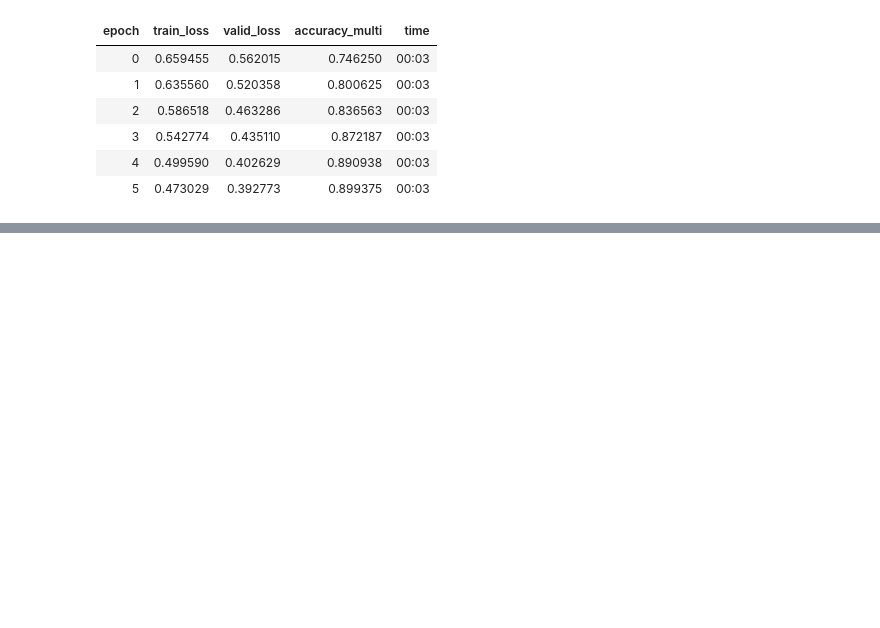
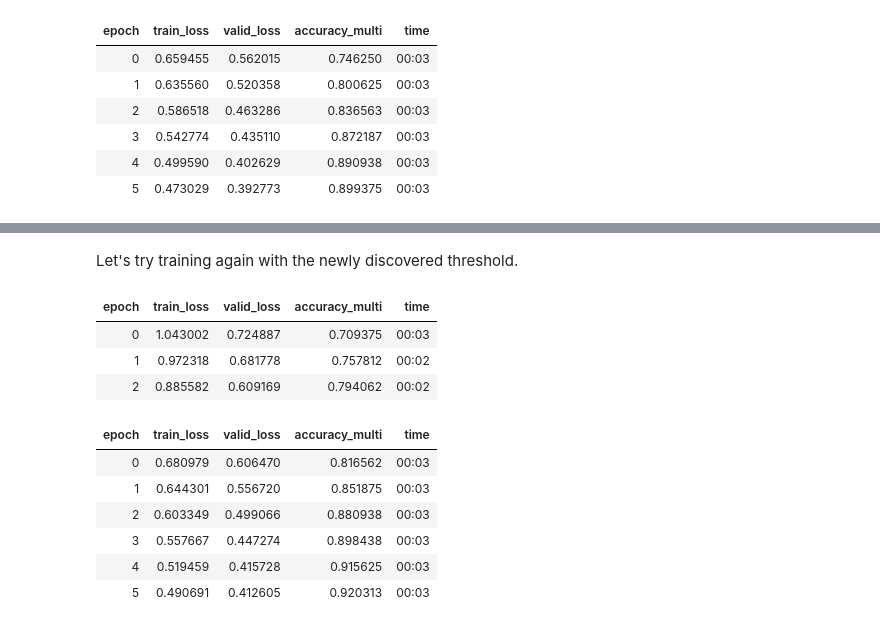
Before and after one commit to CodeWithOz/fastai-deep-learn-coders, a Jupyter notebook: multi-label-planet-sample.ipynb, the cells around one changed output, grey strips where cells are left out. Drawn from its saved outputs; the diff is of its cells as text; code cells hidden in the pictures; blank space fills up the shorter version.

```diff
--- a/multi-label-planet-sample.ipynb
+++ b/multi-label-planet-sample.ipynb
@@ -132,0 +169,17 @@ learn.fine_tune(6, base_lr=lr.valley, freeze_epochs=3)
+# %% [markdown]
+Let's try training again with the newly discovered threshold.
+# %%
+learn = vision_learner(dls, resnet18, metrics=partial(accuracy_multi, thresh=max_acc_x))
+learn.fine_tune(6, base_lr=lr.valley, freeze_epochs=3)
+# %% [output]
+| epoch | train_loss | valid_loss | accuracy_multi | time |
+| 0 | 1.043002 | 0.724887 | 0.709375 | 00:03 |
+| 1 | 0.972318 | 0.681778 | 0.757812 | 00:02 |
+| 2 | 0.885582 | 0.609169 | 0.794062 | 00:02 |
+| epoch | train_loss | valid_loss | accuracy_multi | time |
+| 0 | 0.680979 | 0.606470 | 0.816562 | 00:03 |
+| 1 | 0.644301 | 0.556720 | 0.851875 | 00:03 |
+| 2 | 0.603349 | 0.499066 | 0.880938 | 00:03 |
+| 3 | 0.557667 | 0.447274 | 0.898438 | 00:03 |
+| 4 | 0.519459 | 0.415728 | 0.915625 | 00:03 |
+| 5 | 0.490691 | 0.412605 | 0.920313 | 00:03 |
```
Also changed, not shown: parts of 6 cells of this notebook.
